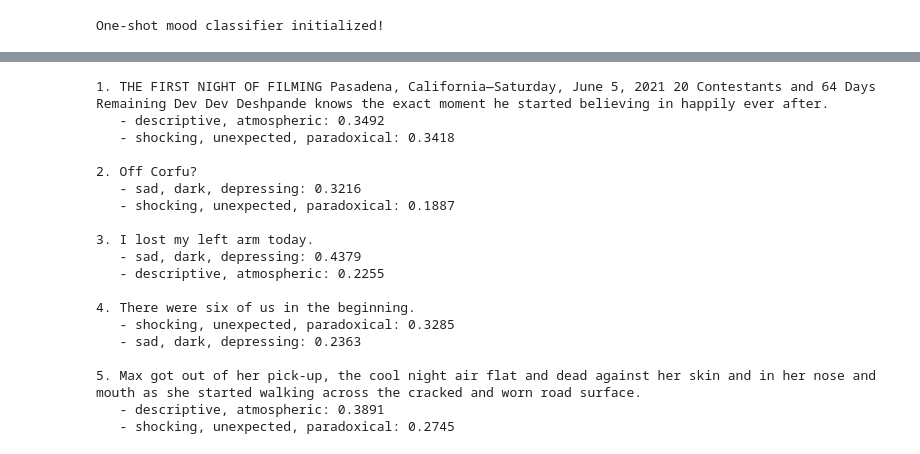
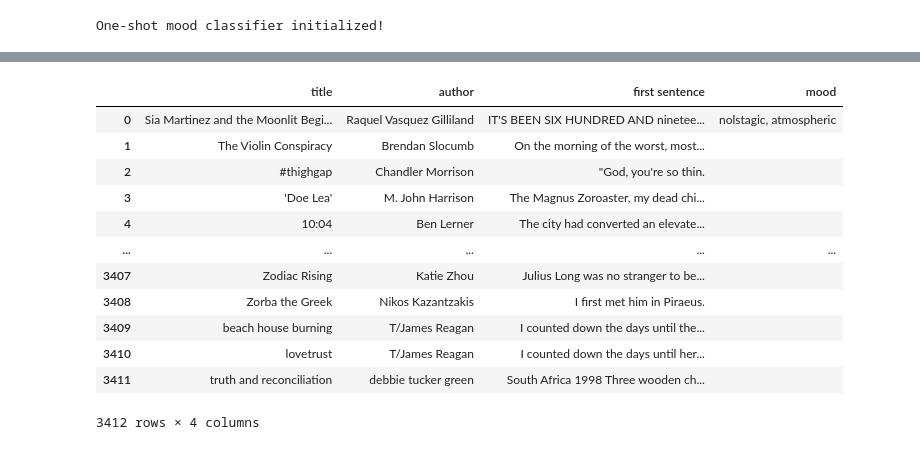
Before and after one commit to chipanpan/love-at-first-line, a Jupyter notebook: mood_classifier.ipynb, the cells around one changed output, grey strips where cells are left out. Drawn from its saved outputs; the diff is of its cells as text; code cells hidden in the pictures.

```diff
--- a/mood_classifier.ipynb
+++ b/mood_classifier.ipynb
@@ -205,37 +264,18 @@ def predict_moods_for_samples(df, classifier, n=100, k=2, random_state=None):
 # %%
-# Example usage (uncomment to run):
-sampled_with_moods = predict_moods_for_samples(fiction_df, classifier, n=5, k=2)
-sampled_with_moods[['title','first_sentence','moods']]
-
-# Print first_sentence and corresponding moods for each row in sampled_with_moods
-if 'sampled_with_moods' not in globals():
-    sampled_with_moods = predict_moods_for_samples(fiction_df, classifier, n=5)
-for i, row in sampled_with_moods.reset_index(drop=True).iterrows():
-    print(f"{i+1}. {row['first_sentence']}")
-    moods = row.get('moods', [])
-    if not moods:
-        print('   - No prediction')
-    else:
-        for mood, proba in moods:
-            print(f"   - {mood}: {proba:.4f}")
-    print('')
+# Apply the classifier to the full fiction dataframe
+fiction_moods_df = predict_moods_for_samples(fiction_df, classifier)
+fiction_moods_df
 # %% [output]
+|  | title | author | first sentence | mood |
+| 0 | Sia Martinez and the Moonlit Begi... | Raquel Vasquez Gilliland | IT'S BEEN SIX HUNDRED AND ninetee... | nolstagic, atmospheric |
+| 1 | The Violin Conspiracy | Brendan Slocumb | On the morning of the worst, most... |  |
+| 2 | #thighgap | Chandler Morrison | "God, you're so thin. |  |
+| 3 | 'Doe Lea' | M. John Harrison | The Magnus Zoroaster, my dead chi... |  |
+| 4 | 10:04 | Ben Lerner | The city had converted an elevate... |  |
+| ... | ... | ... | ... | ... |
+| 3407 | Zodiac Rising | Katie Zhou | Julius Long was no stranger to be... |  |
+| 3408 | Zorba the Greek | Nikos Kazantzakis | I first met him in Piraeus. |  |
+| 3409 | beach house burning | T/James Reagan | I counted down the days until the... |  |
+| 3410 | lovetrust | T/James Reagan | I counted down the days until her... |  |
+| 3411 | truth and reconciliation | debbie tucker green | South Africa 1998 Three wooden ch... |  |
-1. THE FIRST NIGHT OF FILMING Pasadena, California—Saturday, June 5, 2021 20 Contestants and 64 Days Remaining Dev Dev Deshpande knows the exact moment he started believing in happily ever after.
-   - descriptive, atmospheric: 0.3492
-   - shocking, unexpected, paradoxical: 0.3418
-
-2. Off Corfu?
-   - sad, dark, depressing: 0.3216
-   - shocking, unexpected, paradoxical: 0.1887
-
-3. I lost my left arm today.
-   - sad, dark, depressing: 0.4379
-   - descriptive, atmospheric: 0.2255
-
-4. There were six of us in the beginning.
-   - shocking, unexpected, paradoxical: 0.3285
-   - sad, dark, depressing: 0.2363
-
-5. Max got out of her pick-up, the cool night air flat and dead against her skin and in her nose and mouth as she started walking across the cracked and worn road surface.
-   - descriptive, atmospheric: 0.3891
-   - shocking, unexpected, paradoxical: 0.2745
+3412 rows × 4 columns
```
Also changed, not shown: parts of 6 cells of this notebook, 5 other files.
